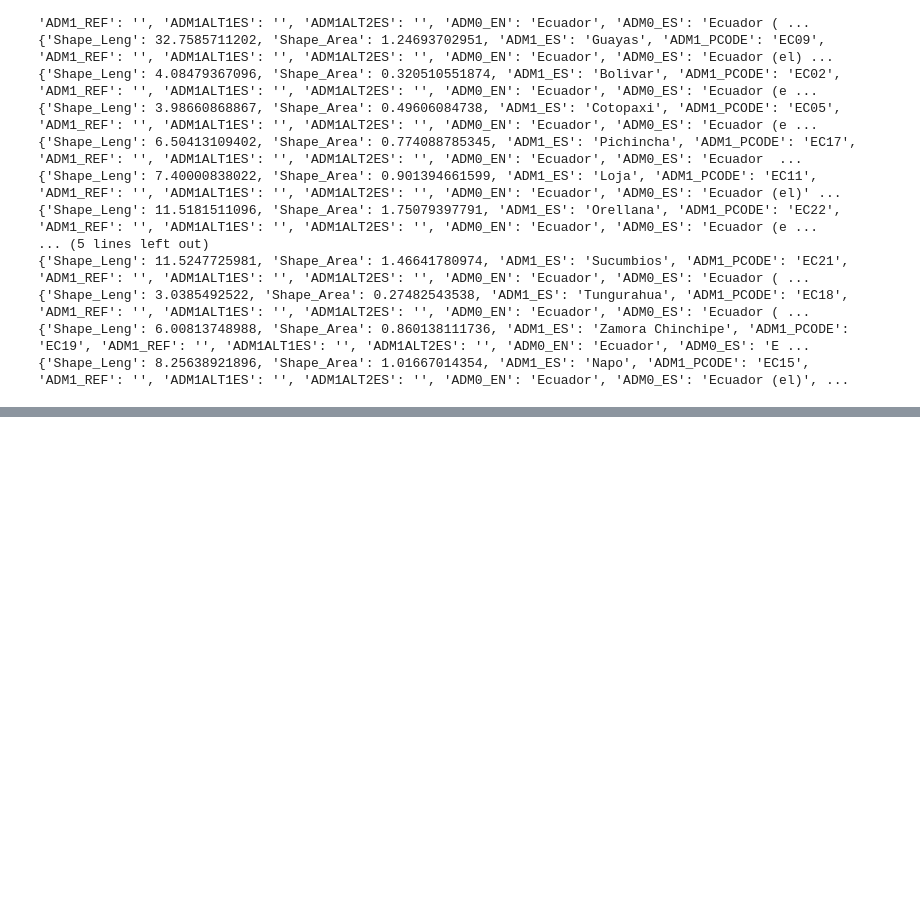
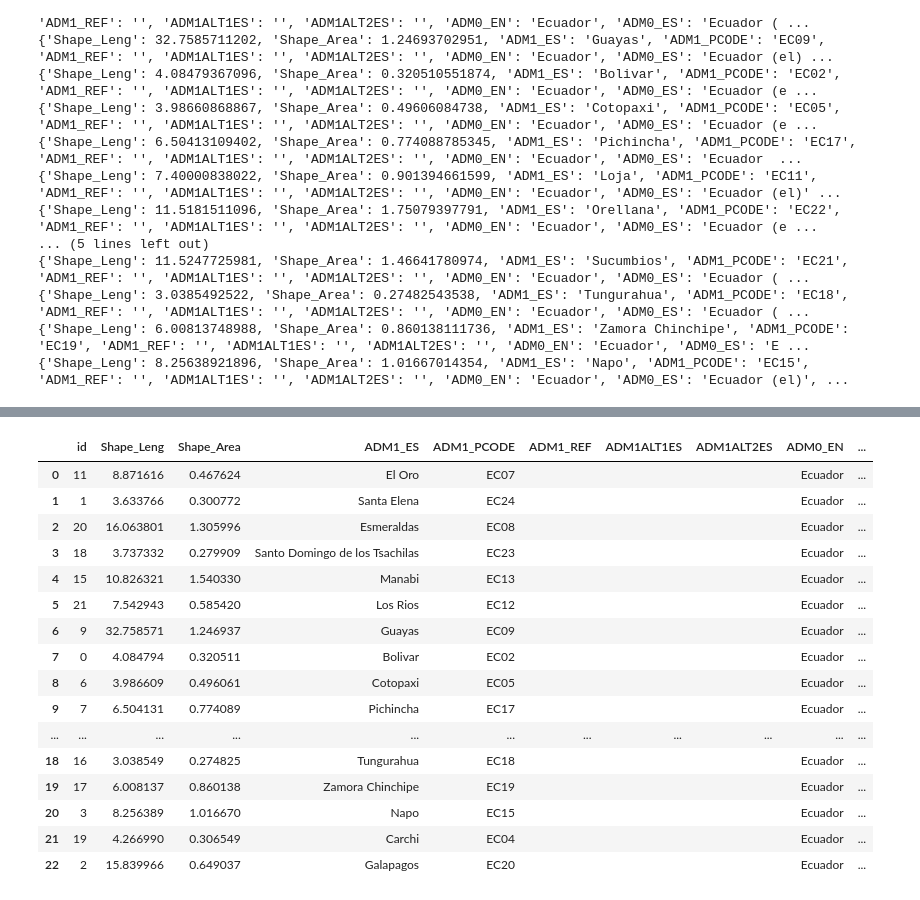
Before and after one commit to Aquaveo/tethysapp-geoglows_dashboard, a Jupyter notebook: tethysapp/geoglows_dashboard/hydrosos_data.ipynb, the cells around one changed output, grey strips where cells are left out. Saved outputs shown, nothing was run; the diff lists cells and outputs as text; code cells hidden in the pictures; blank space fills up the shorter version.

```diff
--- a/tethysapp/geoglows_dashboard/hydrosos_data.ipynb
+++ b/tethysapp/geoglows_dashboard/hydrosos_data.ipynb
@@ -50,0 +67,29 @@ with open(f'{data_folder}/hydrosos_ecuador.json', 'w') as file:
+# %%
+year = 2020
+month = 5
+cuencas = []
+classification = []
+for region in hist.columns[1:]:
+    hist_df = pd.DataFrame(hist.set_index("month")[region])
+    avg_df = hist_df[(hist_df.index.year >= 2001) & (hist_df.index.year <= 2020)]
+    filtered_month = pd.DataFrame(hist_df[hist_df.index.month == month])
+    avg = avg_df.groupby(avg_df.index.month).mean()[region][month]
+    filtered_month["ratio"] = filtered_month[region] / avg
+    filtered_month["rank"] = filtered_month["ratio"].rank()
+    filtered_month.loc[:, "percentile"] = filtered_month.loc[:, "rank"] / (len(filtered_month["rank"]) + 1)
+    df_subset = filtered_month.loc[filtered_month.index.year == year]
+
+    val = df_subset["percentile"][0]
+    if val >= 0.87:
+        category = "extremely wet"
+    elif val >= 0.72:
+        category = "wet"
+    elif val >= 0.28:
+        category = "normal range"
+    elif val >= 0.13:
+        category = "dry"
+    else:
+        category = "extremely dry"
+
+    classification.append(category)
+    cuencas.append(region)
@@ -50,0 +99,34 @@ with open(f'{data_folder}/hydrosos_ecuador.json', 'w') as file:
+# %%
+data2 = open(f'{data_folder}/hydrosos_ecuador.json')
+area = gpd.read_file(data2).drop(columns=["classification"])
+# %%
+dict_cuencas = {"classification": classification, "ADM1_ES": cuencas}
+vals_df = pd.DataFrame(dict_cuencas)
+map_this = area.merge(vals_df, on="ADM1_ES")
+
+gdf = gpd.GeoDataFrame(map_this, geometry='geometry')
+display(gdf)
+# gdf = gdf.drop(columns=['validOn', 'validTo'])
+# gdf['date'] = gdf['date'].dt.date.astype(str)
+
+dry_level = CategoricalDtype(["extremely dry", "dry", "normal range", "wet", "extremely wet"], ordered=True)
+gdf['classification'] = gdf['classification'].astype(dry_level)
+gdf = gdf.sort_values(by='classification')
+# %% [output]
+|  | id | Shape_Leng | Shape_Area | ADM1_ES | ADM1_PCODE | ADM1_REF | ADM1ALT1ES | ADM1ALT2ES | ADM0_EN | ... |
+| 0 | 11 | 8.871616 | 0.467624 | El Oro | EC07 |  |  |  | Ecuador | ... |
+| 1 | 1 | 3.633766 | 0.300772 | Santa Elena | EC24 |  |  |  | Ecuador | ... |
+| 2 | 20 | 16.063801 | 1.305996 | Esmeraldas | EC08 |  |  |  | Ecuador | ... |
+| 3 | 18 | 3.737332 | 0.279909 | Santo Domingo de los Tsachilas | EC23 |  |  |  | Ecuador | ... |
+| 4 | 15 | 10.826321 | 1.540330 | Manabi | EC13 |  |  |  | Ecuador | ... |
+| 5 | 21 | 7.542943 | 0.585420 | Los Rios | EC12 |  |  |  | Ecuador | ... |
+| 6 | 9 | 32.758571 | 1.246937 | Guayas | EC09 |  |  |  | Ecuador | ... |
+| 7 | 0 | 4.084794 | 0.320511 | Bolivar | EC02 |  |  |  | Ecuador | ... |
+| 8 | 6 | 3.986609 | 0.496061 | Cotopaxi | EC05 |  |  |  | Ecuador | ... |
+| 9 | 7 | 6.504131 | 0.774089 | Pichincha | EC17 |  |  |  | Ecuador | ... |
+| ... | ... | ... | ... | ... | ... | ... | ... | ... | ... | ... |
+| 18 | 16 | 3.038549 | 0.274825 | Tungurahua | EC18 |  |  |  | Ecuador | ... |
+| 19 | 17 | 6.008137 | 0.860138 | Zamora Chinchipe | EC19 |  |  |  | Ecuador | ... |
+| 20 | 3 | 8.256389 | 1.016670 | Napo | EC15 |  |  |  | Ecuador | ... |
+| 21 | 19 | 4.266990 | 0.306549 | Carchi | EC04 |  |  |  | Ecuador | ... |
+| 22 | 2 | 15.839966 | 0.649037 | Galapagos | EC20 |  |  |  | Ecuador | ... |
```
Also changed, not shown: parts of 5 cells of this notebook, 13 other files.
